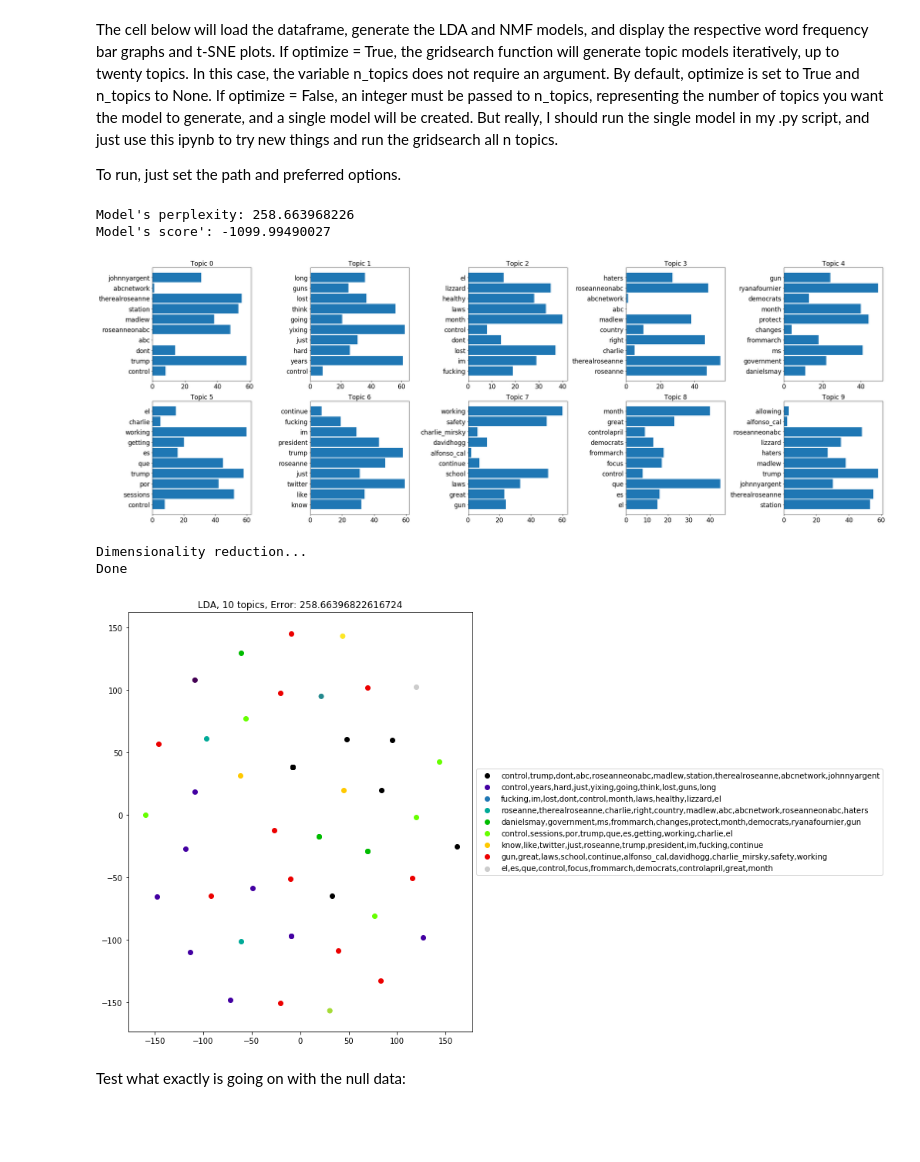
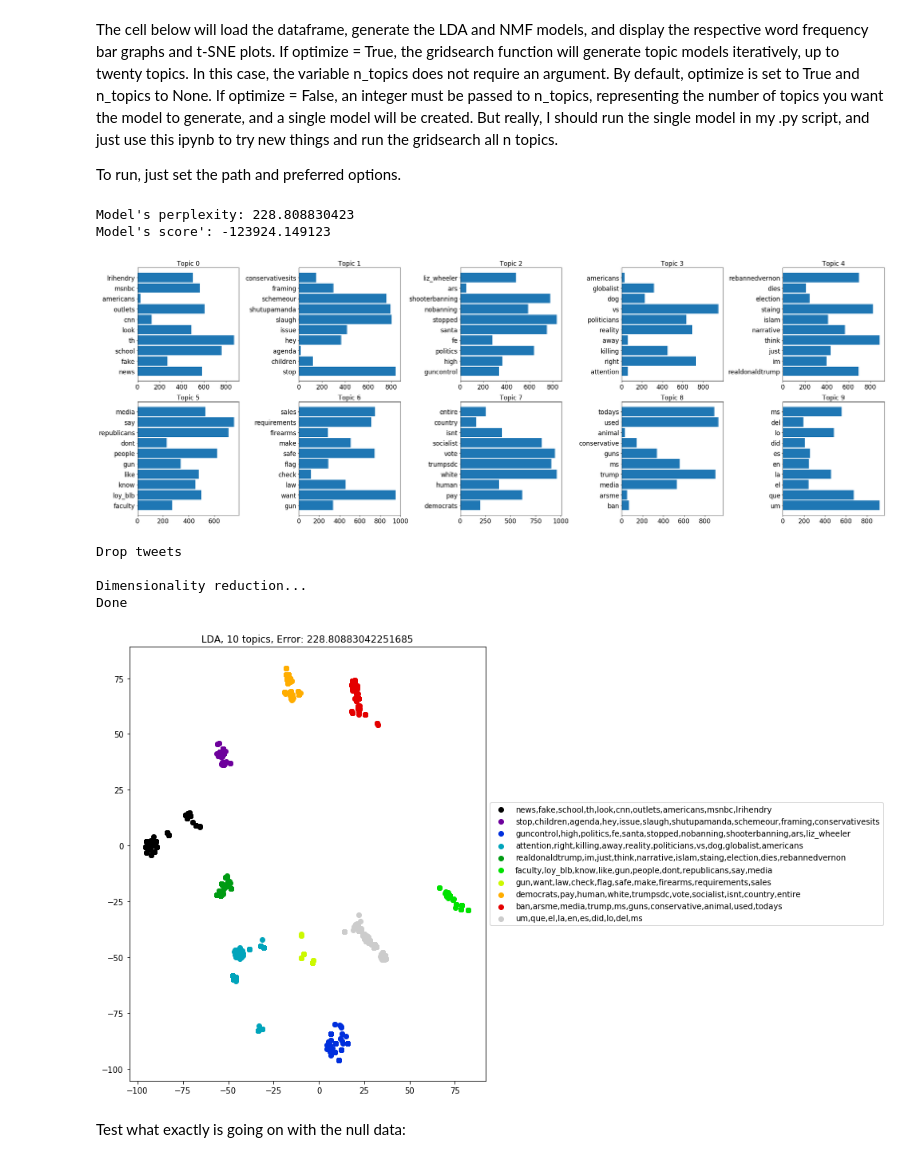
Before and after one commit to saverymax/Twitter-Mining, a Jupyter notebook: streaming_tweets/topic_model_test.ipynb, the cells around one changed output. Cells and saved outputs as stored; diff of their text form; code cells hidden in the pictures; blank space fills up the shorter version.

Commit message:
streaming update

```diff
--- a/streaming_tweets/topic_model_test.ipynb
+++ b/streaming_tweets/topic_model_test.ipynb
@@ -59,7 +59,7 @@ def nmf_analysis(data, optimize = True, n_topics = None):
 
         return data, topics
 
-def lda_analysis(data, optimize = True, n_topics = None):
+def lda_analysis(data, stream_info, optimize = True, n_topics = None):
     """
     Vectorize tweet data and run LDA. If optimize = True, grid search will run and report perplexity
     of the model as the number of topics changes.
@@ -84,7 +84,7 @@ def lda_analysis(data, optimize = True, n_topics = None):
         error = lda.perplexity(tf)
         print("Model's perplexity:", error)
         print("Model's score':" , lda.score(tf))
-        topics = display_topics(lda, tf_feature_names, n_top_words)
+        topics = display_topics(lda, tf_feature_names, n_top_words, stream_info)
 
         lda_keys = []
         for i in range(lda_transform.shape[0]):
@@ -94,16 +94,21 @@ def lda_analysis(data, optimize = True, n_topics = None):
 
         # Drop tweets with low probability of being in any topic, if desired
         reduced_data, reduced_index = drop_tweets(lda_transform, data)
+
+        # Not using this because not working
         #data = reduced_data.copy()
-
+        # And this. Somewhere, indices not aligned. Not a huge problem.
         #tsne_data = run_tsne(lda_transform[reduced_index])
-        # Couldn't get this to produce the correct tsne for some reason
+        #data = data.loc[reduced_index].copy()
 
         tsne_data = run_tsne(lda_transform)
+
         data['x'] = pd.Series(tsne_data[:, 0])
         data['y'] = pd.Series(tsne_data[:, 1])
 
+        # One definite way to get this to work: after tsne is run and added to data, then :
         data = data.loc[reduced_index].copy()
+
         visualize_mpl(data, topics, error, "LDA")
 
         return data, topics
@@ -156,8 +161,9 @@ def drop_tweets(probabilities, reduced_df):
     Remove all tweets that have a low probability of being in all topics
     """
 
+    print("Drop tweets \n")
     probabilities_df = pd.DataFrame(probabilities).copy()
-    probabilities_df.where(probabilities_df >.50, inplace = True)
+    probabilities_df.where(probabilities_df >.80, inplace = True)
     probabilities_df.dropna(how='all', inplace = True)
     reduced_df = reduced_df.loc[probabilities_df.index]
 
@@ -174,7 +180,7 @@ def run_tsne(transform):
     return tsne
 
 
-def display_topics(model, feature_names, n_top_words):
+def display_topics(model, feature_names, n_top_words, stream_info = None):
     """
     Display the most frequent words per topic in bar graph format.
     Returns the words that define each topic.
@@ -201,8 +207,8 @@ def display_topics(model, feature_names, n_top_words):
         ax.set_title('Topic {}'.format(topic_n), fontsize = 17)
     plt.tight_layout()
     plt.show()
-    fig.savefig(
-        '/home/timor/Documents/Git/Twitter-Mining/streaming_tweets/data/word_frequencies_topic_{}.png'.format(topic_n))
+    #fig.savefig(
+    #    '/home/timor/Documents/Git/Twitter-Mining/streaming_tweets/data/{0}/{0}_word_frequencies_topic_{1}.png'.format(stream_info, topic_n))
     plt.close()
 
     return topics
@@ -219,24 +225,28 @@ tweet_dataframe = pd.read_csv(
     # Large set with tsne and labels:
     #"~/Documents/Git/Twitter-Mining/streaming_tweets/data/streaming_raid_reduced.tsv", sep = '\t')
     # Liberal set. About 3000 tweets
-    #"~/Documents/Git/Twitter-Mining/streaming_tweets/data/streaming_liberal_converted_tweets.tsv", sep = '\t')
-    "~/Documents/Git/Twitter-Mining/streaming_tweets/data/streaming_guns_gun_control_converted_tweets.tsv", sep = '\t')
+    "~/Documents/Git/Twitter-Mining/streaming_tweets/data/streaming_liberal_converted_tweets.tsv", sep = '\t')
+    #"~/Documents/Git/Twitter-Mining/streaming_tweets/data/streaming_guns_gun_control_converted_tweets.tsv", sep = '\t')
 # Check the blank filtered_text
 #print(tweet_dataframe['filtered_text'].isnull().sum())
 # and remove if necessary
 #tweet_dataframe = tweet_dataframe.dropna()
 
+stream_info = "liberal"
 topics = 10
-
-#tweet_dataframe, topics = nmf_analysis(tweet_dataframe, optimize = False, n_topics = topics)
-tweet_dataframe, topics = lda_analysis(tweet_dataframe, optimize = False, n_topics = topics)
-# %% [output]
-Model's perplexity: 258.663968226
-Model's score': -1099.99490027
-[figure, removed]
-Dimensionality reduction...
-Done
-[figure, removed]
+# %%
+#tweet_dataframe, topics = nmf_analysis(tweet_dataframe, optimize = False, n_topics = topics)
+tweet_dataframe, topics = lda_analysis(tweet_dataframe, stream_info = tweet_stream, optimize = False, n_topics = topics)
+#tweet_dataframe, topics = lda_analysis(tweet_dataframe, stream_info = tweet_stream)
+# %% [output]
+Model's perplexity: 228.808830423
+Model's score': -123924.149123
+[figure, added]
+Drop tweets
+
+Dimensionality reduction...
+Done
+[figure, added]
 # %% [markdown]
 Test what exactly is going on with the null data:
 # %%
```
Also changed, not shown: parts of 8 cells of this notebook, 2 other files.
